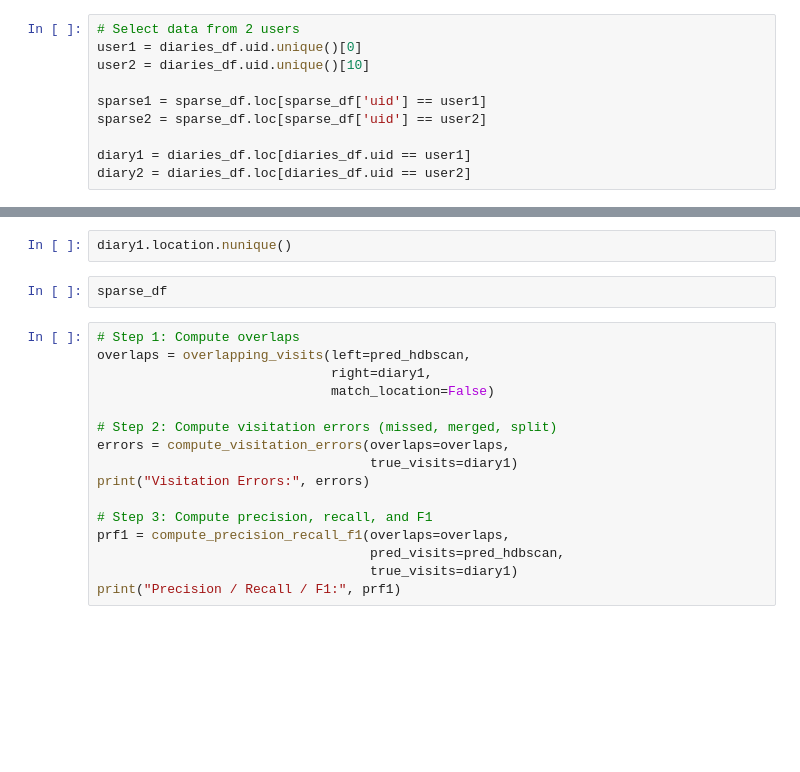
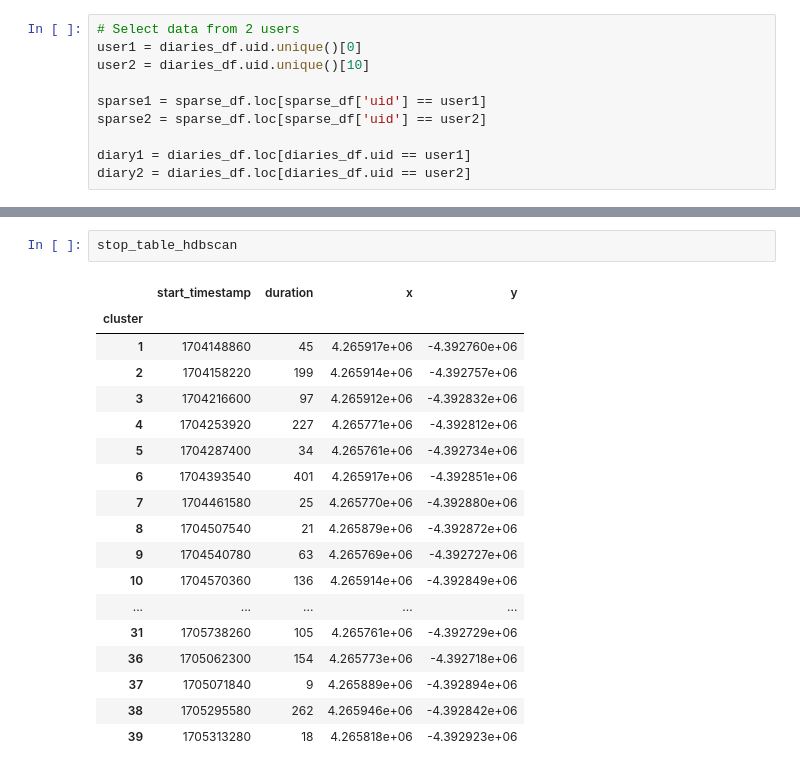
Before and after one commit to Watts-Lab/nomad, a Jupyter notebook: examples/research/visitation_join.ipynb, the cells around one changed output, grey strips where cells are left out. Saved outputs shown, nothing was run; the diff lists cells and outputs as text; blank space fills up the shorter version.

```diff
--- a/examples/research/visitation_join.ipynb
+++ b/examples/research/visitation_join.ipynb
@@ -122,23 +144,24 @@ len(pred_hdbscan)
 # %%
-diary1.location.nunique()
+stop_table_hdbscan
+# %% [output]
+|  | start_timestamp | duration | x | y |
+| cluster |  |  |  |  |
+| 1 | 1704148860 | 45 | 4.265917e+06 | -4.392760e+06 |
+| 2 | 1704158220 | 199 | 4.265914e+06 | -4.392757e+06 |
+| 3 | 1704216600 | 97 | 4.265912e+06 | -4.392832e+06 |
+| 4 | 1704253920 | 227 | 4.265771e+06 | -4.392812e+06 |
+| 5 | 1704287400 | 34 | 4.265761e+06 | -4.392734e+06 |
+| 6 | 1704393540 | 401 | 4.265917e+06 | -4.392851e+06 |
+| 7 | 1704461580 | 25 | 4.265770e+06 | -4.392880e+06 |
+| 8 | 1704507540 | 21 | 4.265879e+06 | -4.392872e+06 |
+| 9 | 1704540780 | 63 | 4.265769e+06 | -4.392727e+06 |
+| 10 | 1704570360 | 136 | 4.265914e+06 | -4.392849e+06 |
+| ... | ... | ... | ... | ... |
+| 31 | 1705738260 | 105 | 4.265761e+06 | -4.392729e+06 |
+| 36 | 1705062300 | 154 | 4.265773e+06 | -4.392718e+06 |
+| 37 | 1705071840 | 9 | 4.265889e+06 | -4.392894e+06 |
+| 38 | 1705295580 | 262 | 4.265946e+06 | -4.392842e+06 |
+| 39 | 1705313280 | 18 | 4.265818e+06 | -4.392923e+06 |
-# %%
-sparse_df
-# %%
-# Step 1: Compute overlaps
-overlaps = overlapping_visits(left=pred_hdbscan,
-                              right=diary1,
-                              match_location=False)
-
-# Step 2: Compute visitation errors (missed, merged, split)
-errors = compute_visitation_errors(overlaps=overlaps,
-                                   true_visits=diary1)
-print("Visitation Errors:", errors)
-
-# Step 3: Compute precision, recall, and F1
-prf1 = compute_precision_recall_f1(overlaps=overlaps,
-                                   pred_visits=pred_hdbscan,
-                                   true_visits=diary1)
-print("Precision / Recall / F1:", prf1)
 # %%
 stop_table_hdbscan = HDBSCAN.st_hdbscan(
                 traj=sparse1,
```
Also changed, not shown: parts of 14 cells of this notebook, 1 other file.
